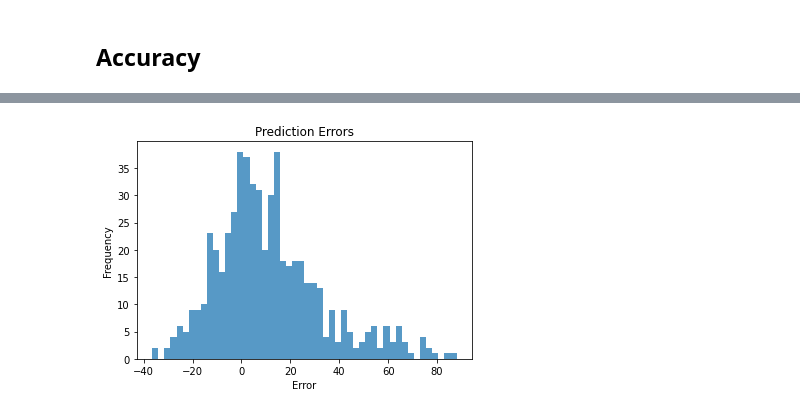
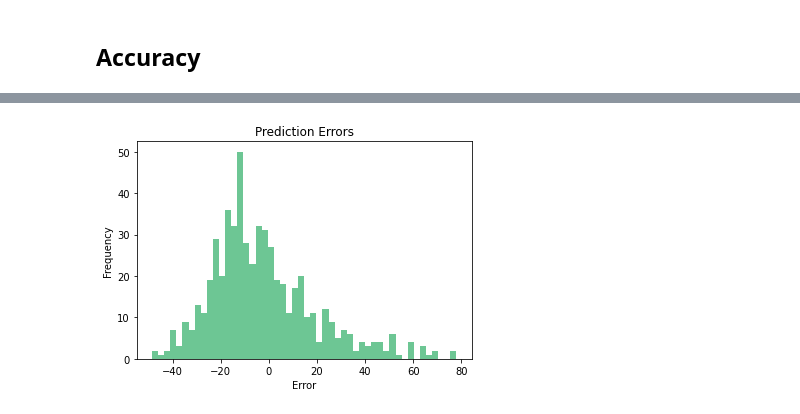
Before and after one commit to lisaa-g/ACML-Project, a Jupyter notebook: Tesla_Stock_Prediction_LSTM.ipynb, the cells around one changed output, grey strips where cells are left out. Cells and saved outputs as stored; diff of their text form; code cells hidden in the pictures.

```diff
--- a/Tesla_Stock_Prediction_LSTM.ipynb
+++ b/Tesla_Stock_Prediction_LSTM.ipynb
@@ -92,0 +92,8 @@ dataset.duplicated().sum()
+# %%
+# Count duplicate rows
+if (dataset.duplicated().sum() != 0):
+    # Remove duplicate rows
+    dataset.drop_duplicates(inplace=True)
+
+# Check again for duplicate rows
+print(dataset.duplicated().sum())
@@ -124,3 +129,10 @@ test = dataset[dataset.index>='2021-10-08'] # 25% of the data
+# %%
+# Determine the split point based on the 75-25 split
+split_date = dataset.index[int(len(dataset) * 0.75)]
+
+# Splitting the data into training and testing sets
+train = dataset[dataset.index < split_date]
+test = dataset[dataset.index >= split_date]
 # %%
 # Visualizing the Closing Price History
 plt.figure(figsize=(16,8))
@@ -142,7 +154,7 @@ sc = MinMaxScaler(feature_range=(0,1))
 training_set_scaled = sc.fit_transform(train['Close'].values.reshape(-1, 1))
 # %%
 # Hyperparameters
-batch_size = 24
+batch_size = 32
 epochs = 100
 
 # Creating sequences
@@ -153,7 +165,7 @@ for i in range(80, len(training_set_scaled)):
 X_train, y_train = np.array(X_train), np.array(y_train)
 # %%
 # Splitting into training and validation sets
-X_train, X_val, y_train, y_val = train_test_split(X_train, y_train, test_size=0.5, random_state=42)
+X_train, X_val, y_train, y_val = train_test_split(X_train, y_train, test_size=0.3, random_state=42)
 # %% [markdown]
 ### Reshaping datasets
 Reshape the data before feeding it to an LSTM model
@@ -323,10 +335,10 @@ Mean Absolute Error: 17.719359615392854
 # %%
 # Plotting errors
 errors = predictions['Actuals'] - predictions['Predictions']
-plt.hist(errors, bins=50, alpha=0.75)
+plt.hist(errors, bins=50, alpha=0.75, color='mediumseagreen')
 plt.title('Prediction Errors')
 plt.xlabel('Error')
 plt.ylabel('Frequency')
 plt.show()
 # %% [output]
-[figure, old version]
+[figure, new version]
```
Also changed, not shown: parts of 15 cells of this notebook, 3 other files.
